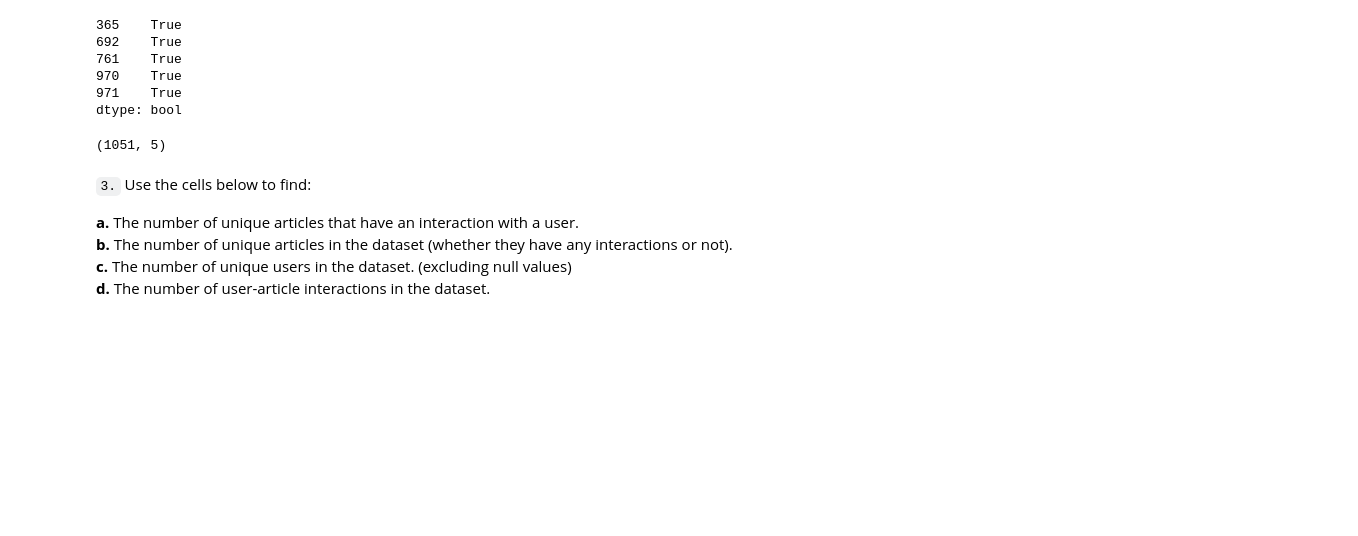
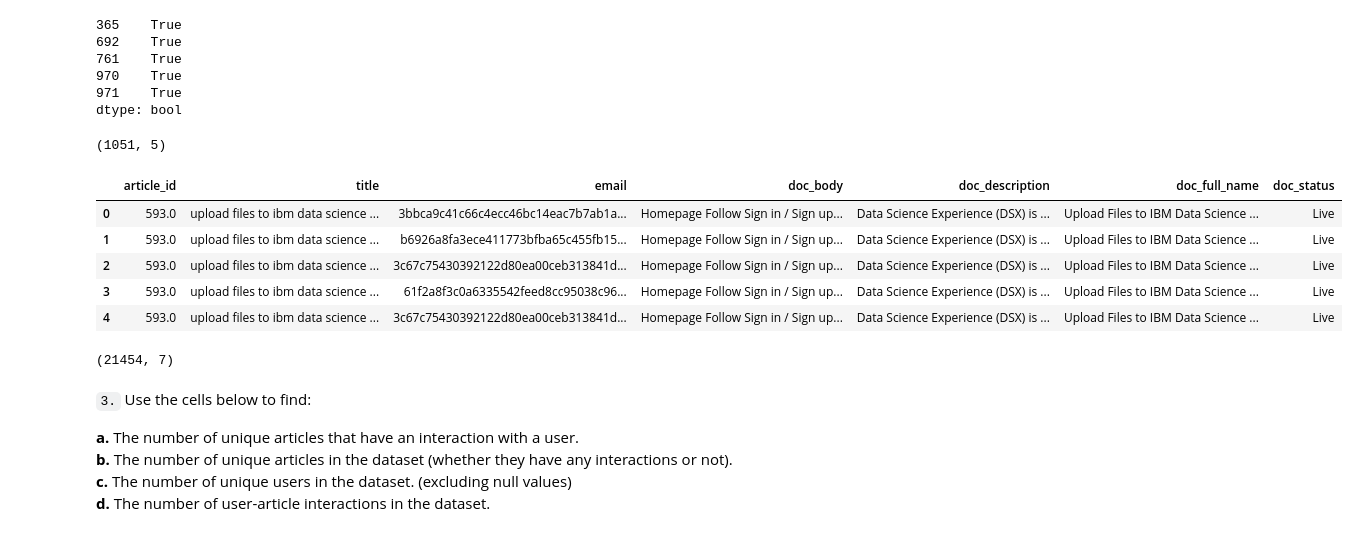
Before and after one commit to swaption2009/DSND_P3, a Jupyter notebook: Recommendations_with_IBM.ipynb, the cells around one changed output. Saved outputs shown, nothing was run; the diff lists cells and outputs as text; code cells hidden in the pictures; blank space fills up the shorter version.

```diff
--- a/Recommendations_with_IBM.ipynb
+++ b/Recommendations_with_IBM.ipynb
@@ -97,6 +135,20 @@ df_content.drop_duplicates(subset='article_id', keep='first', inplace=True)
 df_content.shape
 # %% [output]
 (1051, 5)
+# %%
+all = pd.merge(df, df_content, on='article_id')
+all.head()
+# %% [output]
+|  | article_id | title | email | doc_body | doc_description | doc_full_name | doc_status |
+| 0 | 593.0 | upload files to ibm data science ... | 3bbca9c41c66c4ecc46bc14eac7b7ab1a... | Homepage Follow Sign in / Sign up... | Data Science Experience (DSX) is ... | Upload Files to IBM Data Science ... | Live |
+| 1 | 593.0 | upload files to ibm data science ... | b6926a8fa3ece411773bfba65c455fb15... | Homepage Follow Sign in / Sign up... | Data Science Experience (DSX) is ... | Upload Files to IBM Data Science ... | Live |
+| 2 | 593.0 | upload files to ibm data science ... | 3c67c75430392122d80ea00ceb313841d... | Homepage Follow Sign in / Sign up... | Data Science Experience (DSX) is ... | Upload Files to IBM Data Science ... | Live |
+| 3 | 593.0 | upload files to ibm data science ... | 61f2a8f3c0a6335542feed8cc95038c96... | Homepage Follow Sign in / Sign up... | Data Science Experience (DSX) is ... | Upload Files to IBM Data Science ... | Live |
+| 4 | 593.0 | upload files to ibm data science ... | 3c67c75430392122d80ea00ceb313841d... | Homepage Follow Sign in / Sign up... | Data Science Experience (DSX) is ... | Upload Files to IBM Data Science ... | Live |
+# %%
+all.shape
+# %% [output]
+(21454, 7)
 # %% [markdown]
 `3.` Use the cells below to find:
 
```
Also changed, not shown: parts of 63 cells of this notebook, 1 other file.
